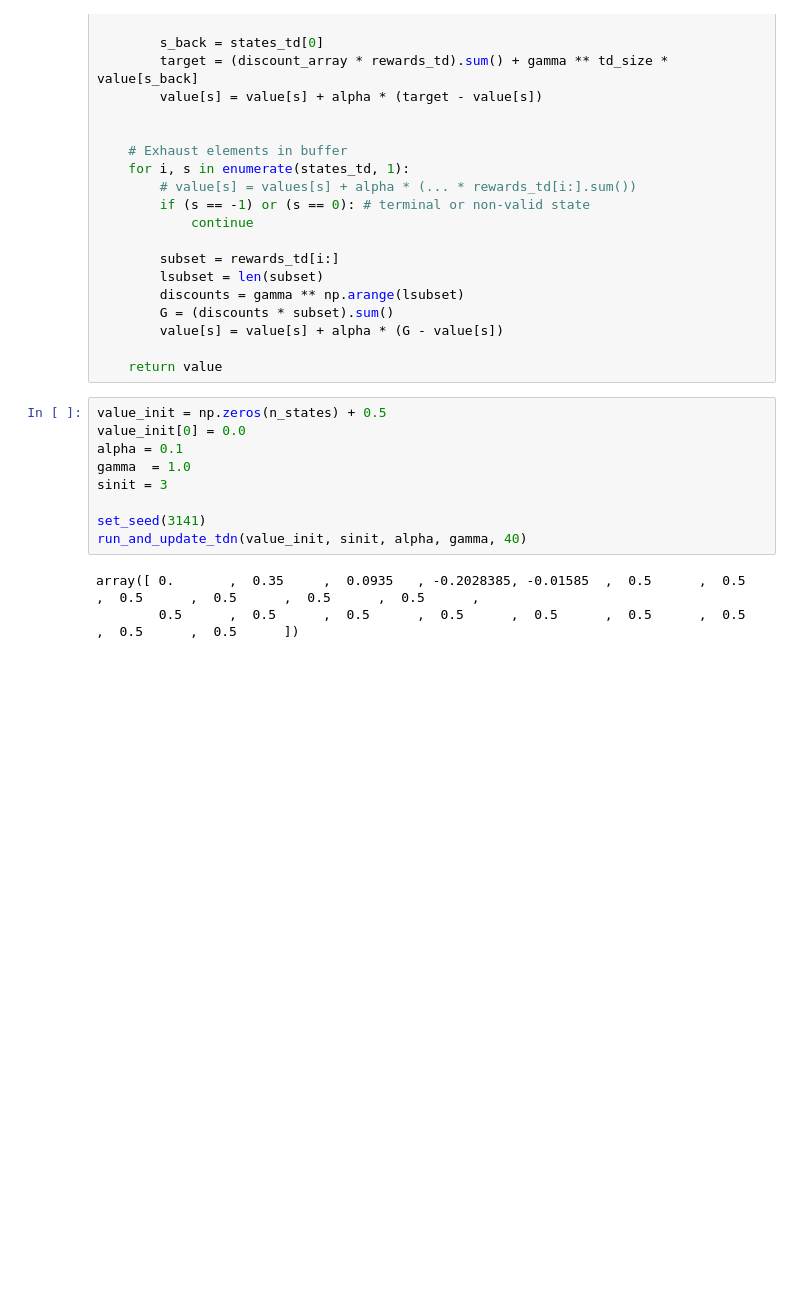
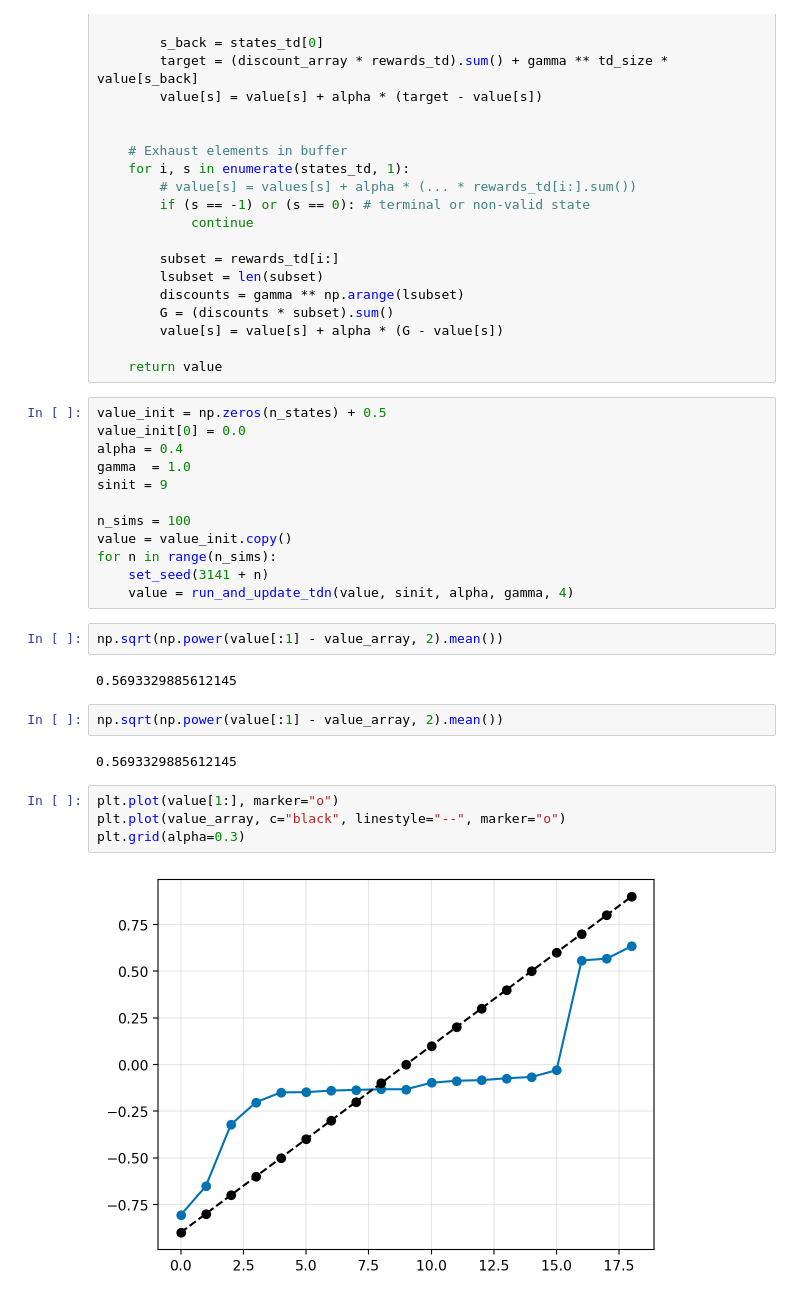
Before and after one commit to gerdm/reinforcement-learning, a Jupyter notebook: notebooks/ch07/random-walk-tdn.ipynb, the cells around one changed output. Cells and saved outputs as stored; diff of their text form; blank space fills up the shorter version.

```diff
--- a/notebooks/ch07/random-walk-tdn.ipynb
+++ b/notebooks/ch07/random-walk-tdn.ipynb
@@ -191,12 +191,26 @@ def run_and_update_tdn(value, s, alpha, gamma, td_size):
 # %%
 value_init = np.zeros(n_states) + 0.5
 value_init[0] = 0.0
-alpha = 0.1
+alpha = 0.4
 gamma  = 1.0
-sinit = 3
+sinit = 9
 
-set_seed(3141)
-run_and_update_tdn(value_init, sinit, alpha, gamma, 40)
+n_sims = 100
+value = value_init.copy()
+for n in range(n_sims):
+    set_seed(3141 + n)
+    value = run_and_update_tdn(value, sinit, alpha, gamma, 4)
-# %% [output]
-array([ 0.       ,  0.35     ,  0.0935   , -0.2028385, -0.01585  ,  0.5      ,  0.5      ,  0.5      ,  0.5      ,  0.5      ,  0.5      ,
-        0.5      ,  0.5      ,  0.5      ,  0.5      ,  0.5      ,  0.5      ,  0.5      ,  0.5      ,  0.5      ])
+# %%
+np.sqrt(np.power(value[:1] - value_array, 2).mean())
+# %% [output]
+0.5693329885612145
+# %%
+np.sqrt(np.power(value[:1] - value_array, 2).mean())
+# %% [output]
+0.5693329885612145
+# %%
+plt.plot(value[1:], marker="o")
+plt.plot(value_array, c="black", linestyle="--", marker="o")
+plt.grid(alpha=0.3)
+# %% [output]
+[figure, added]
```
